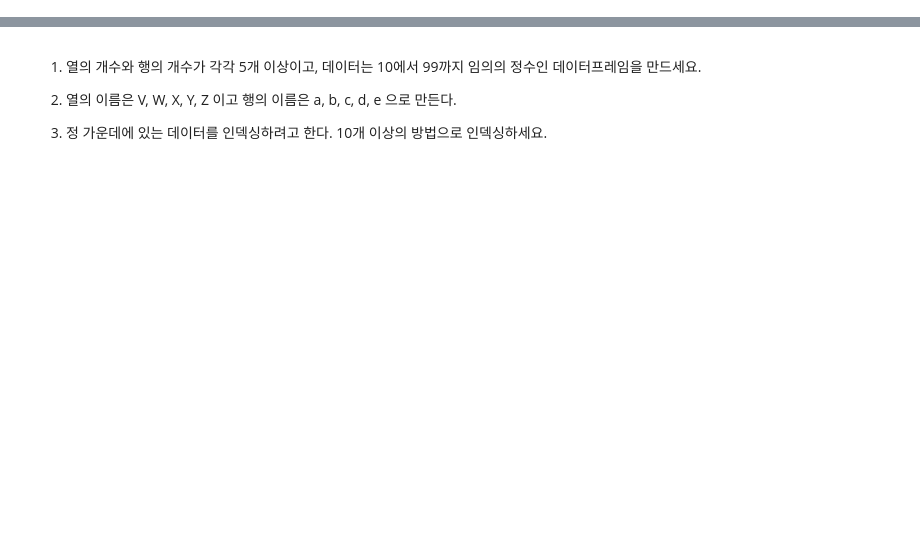
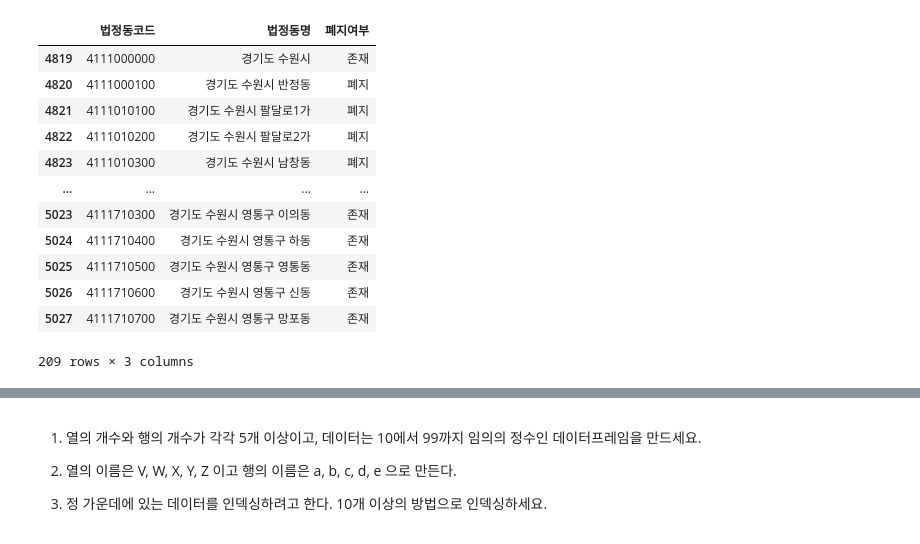
Before and after one commit to alexlee0318/DataAnaysis_2023, a Jupyter notebook: 02.pandas/이수평가_0418.ipynb, the cells around one changed output, grey strips where cells are left out. Cells and saved outputs as stored; diff of their text form; code cells hidden in the pictures; blank space fills up the shorter version.

```diff
--- a/02.pandas/이수평가_0418.ipynb
+++ b/02.pandas/이수평가_0418.ipynb
@@ -4,16 +4,22 @@ import numpy as np
 # %%
 # 2-1) 법정동코드 전체자료.txt를 파일로부터 읽어서 데이터프레임으로 만드세요.
 df = pd.read_csv('data/법정동코드 전체자료.txt', encoding='euc=kr', sep='\t')
-df.head(3)
 
 
 # 2-2) 현재 존재하는 경기도 수원시 데이터만 추출하세요.
-
-df1 = df[df.폐지여부 == '존재']
-df2 = df1[df1.법정동명.str.contains('경기도 수원시')]
-df2.head()
-
-
-# 2-3) 수원시 장안구에 있는 동의 이름을 추출하세요.
-df3 = df2[(df2.법정동명.str.contains('수원시 장안구')) & ~(df.법정동명.str =='경기도 수원시 장안구')]
-df3.법정동명.str[-3:].head(20)
+df[df.폐지여부 == '존재']
+df[df.법정동명.str.contains('경기도 수원시')]
+# %% [output]
+|  | 법정동코드 | 법정동명 | 폐지여부 |
+| 4819 | 4111000000 | 경기도 수원시 | 존재 |
+| 4820 | 4111000100 | 경기도 수원시 반정동 | 폐지 |
+| 4821 | 4111010100 | 경기도 수원시 팔달로1가 | 폐지 |
+| 4822 | 4111010200 | 경기도 수원시 팔달로2가 | 폐지 |
+| 4823 | 4111010300 | 경기도 수원시 남창동 | 폐지 |
+| ... | ... | ... | ... |
+| 5023 | 4111710300 | 경기도 수원시 영통구 이의동 | 존재 |
+| 5024 | 4111710400 | 경기도 수원시 영통구 하동 | 존재 |
+| 5025 | 4111710500 | 경기도 수원시 영통구 영통동 | 존재 |
+| 5026 | 4111710600 | 경기도 수원시 영통구 신동 | 존재 |
+| 5027 | 4111710700 | 경기도 수원시 영통구 망포동 | 존재 |
+209 rows × 3 columns
```
Also changed, not shown: parts of 10 cells of this notebook, 26 other files.
